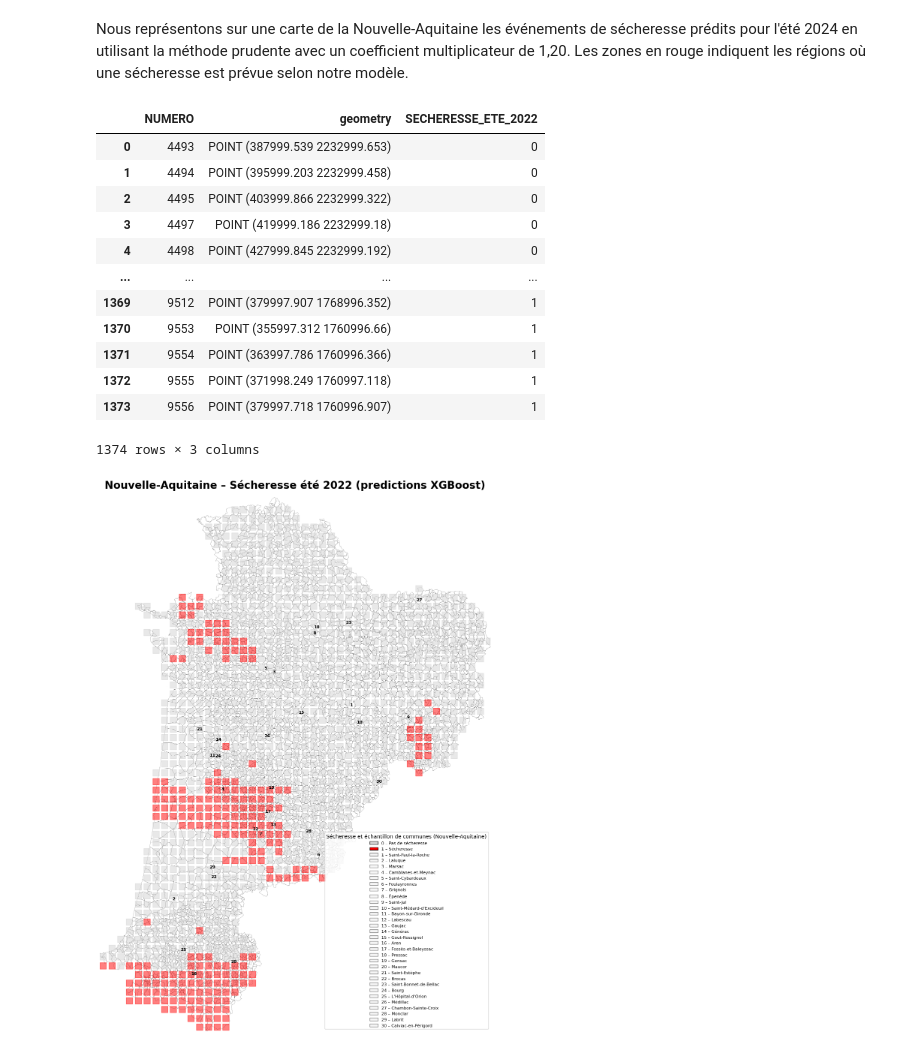
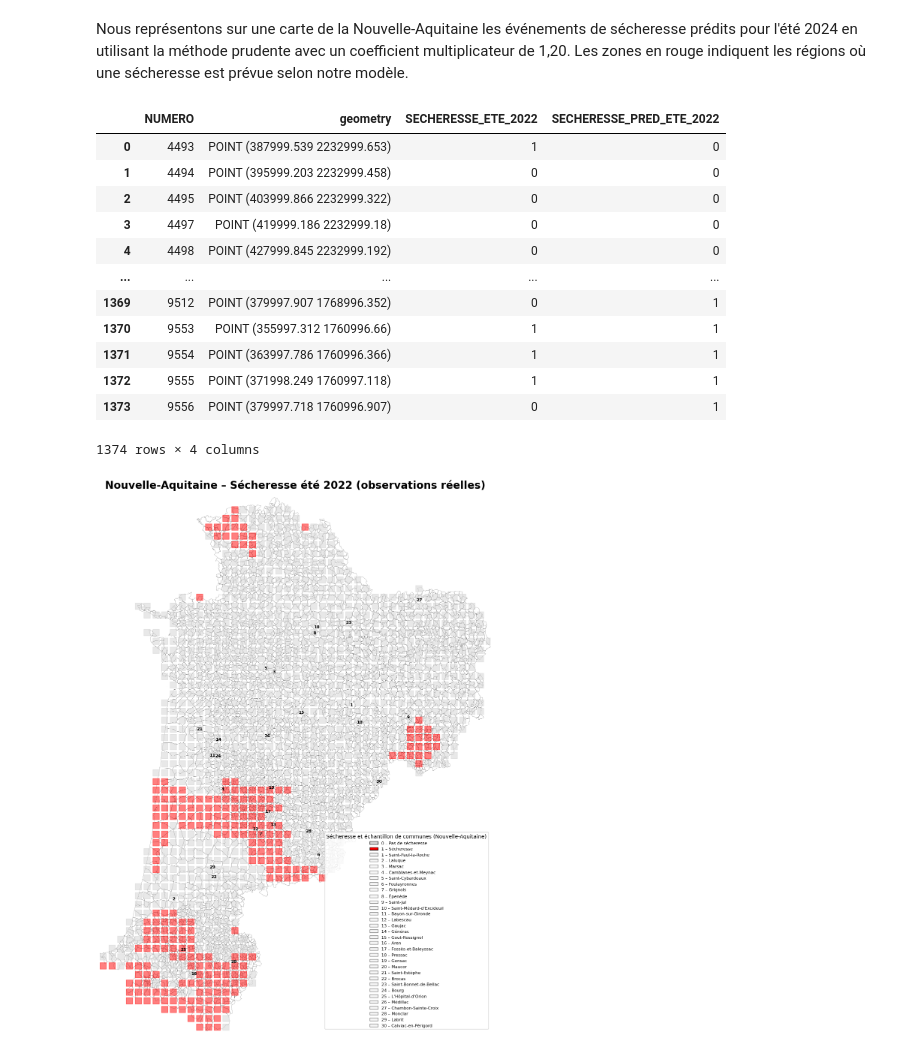
Before and after one commit to Lanouraf/Climate_Risk_Project_SWI_MS_A, a Jupyter notebook: modelisation.ipynb, the cells around one changed output. Saved outputs shown, nothing was run; the diff lists cells and outputs as text; code cells hidden in the pictures.

```diff
--- a/modelisation.ipynb
+++ b/modelisation.ipynb
@@ -1822,8 +1822,8 @@ ete_2022 = test_nouv_aq[
     test_nouv_aq["DATE"].isin(["2022-07-01", "2022-08-01", "2022-09-01"])
 ]
 
-# Variable d'indicatrice d'au moins un épisode de sécheresse durant l'été 2022
-presence_secheresse = ete_2022.groupby("NUMERO")["SECHERESSE_PRED_PRUDENT"].max().reset_index()
+# Variable d'indicatrice d'au moins un épisode de sécheresse réel et prédit durant l'été 2022
+presence_secheresse = ete_2022.groupby("NUMERO")[["SECHERESSE", "SECHERESSE_PRED_PRUDENT"]].max().reset_index()
 
 # Géométrie des points
 points_geo = test_nouv_aq[["NUMERO", "geometry"]].drop_duplicates()
@@ -1837,25 +1837,25 @@ secheresse_nouv_aq_2022 = points_geo.merge(
 
 # Renommage de la colonne et remplissage des valeurs manquantes par 0
 secheresse_nouv_aq_2022 = secheresse_nouv_aq_2022.rename(
-    columns = {"SECHERESSE_PRED_PRUDENT": "SECHERESSE_ETE_2022"}
+    columns = {"SECHERESSE": "SECHERESSE_ETE_2022", "SECHERESSE_PRED_PRUDENT": "SECHERESSE_PRED_ETE_2022"}
 ).fillna(0)
 
 # Affichage de la base
 display(secheresse_nouv_aq_2022)
 # %% [output]
-|  | NUMERO | geometry | SECHERESSE_ETE_2022 |
-| 0 | 4493 | POINT (387999.539 2232999.653) | 0 |
-| 1 | 4494 | POINT (395999.203 2232999.458) | 0 |
-| 2 | 4495 | POINT (403999.866 2232999.322) | 0 |
-| 3 | 4497 | POINT (419999.186 2232999.18) | 0 |
-| 4 | 4498 | POINT (427999.845 2232999.192) | 0 |
-| ... | ... | ... | ... |
-| 1369 | 9512 | POINT (379997.907 1768996.352) | 1 |
-| 1370 | 9553 | POINT (355997.312 1760996.66) | 1 |
-| 1371 | 9554 | POINT (363997.786 1760996.366) | 1 |
-| 1372 | 9555 | POINT (371998.249 1760997.118) | 1 |
-| 1373 | 9556 | POINT (379997.718 1760996.907) | 1 |
+|  | NUMERO | geometry | SECHERESSE_ETE_2022 | SECHERESSE_PRED_ETE_2022 |
+| 0 | 4493 | POINT (387999.539 2232999.653) | 1 | 0 |
+| 1 | 4494 | POINT (395999.203 2232999.458) | 0 | 0 |
+| 2 | 4495 | POINT (403999.866 2232999.322) | 0 | 0 |
+| 3 | 4497 | POINT (419999.186 2232999.18) | 0 | 0 |
+| 4 | 4498 | POINT (427999.845 2232999.192) | 0 | 0 |
+| ... | ... | ... | ... | ... |
+| 1369 | 9512 | POINT (379997.907 1768996.352) | 0 | 1 |
+| 1370 | 9553 | POINT (355997.312 1760996.66) | 1 | 1 |
+| 1371 | 9554 | POINT (363997.786 1760996.366) | 1 | 1 |
+| 1372 | 9555 | POINT (371998.249 1760997.118) | 1 | 1 |
+| 1373 | 9556 | POINT (379997.718 1760996.907) | 0 | 1 |
-1374 rows × 3 columns
+1374 rows × 4 columns
 # %%
 # Données communes
 fp = Path("data") / "raw" / "communes" / "ADE_4-0_GPKG_WGS84G_FRA-ED2025-11-20.gpkg"
@@ -1941,32 +1941,32 @@ dry_no = mpatches.Patch(facecolor="lightgrey", edgecolor="black",
                         label="0 – Pas de sécheresse")
 dry_yes = mpatches.Patch(facecolor="red", edgecolor="black",
                          label="1 – Sécheresse")
 
 legend_patches = [dry_no, dry_yes]
 
 # Puis l’échantillon de communes
 for _, row in ech_communes_na.iterrows():
     label = f"{row['ID_ECH']} – {row['nom_officiel']}"
     patch = mpatches.Patch(
         facecolor="whitesmoke",
         edgecolor="grey",
         label=label
     )
     legend_patches.append(patch)
 
 ax.legend(
     handles=legend_patches,
     title="Sécheresse et échantillon de communes (Nouvelle-Aquitaine)",
     loc="best",
     fontsize=8,
     frameon=True
 )
 ax.set_xlim(communes_na.total_bounds[0], communes_na.total_bounds[2])
 ax.set_ylim(communes_na.total_bounds[1], communes_na.total_bounds[3])
 
-ax.set_title("Nouvelle-Aquitaine – Sécheresse été 2022 (predictions XGBoost)", fontsize=20, fontweight="bold")
+ax.set_title("Nouvelle-Aquitaine – Sécheresse été 2022 (observations réelles)", fontsize=20, fontweight="bold")
 ax.set_axis_off()
 plt.tight_layout()
 plt.show()
 # %% [output]
-[figure, old version]
+[figure, new version]
```
Also changed, not shown: parts of 25 cells of this notebook.
